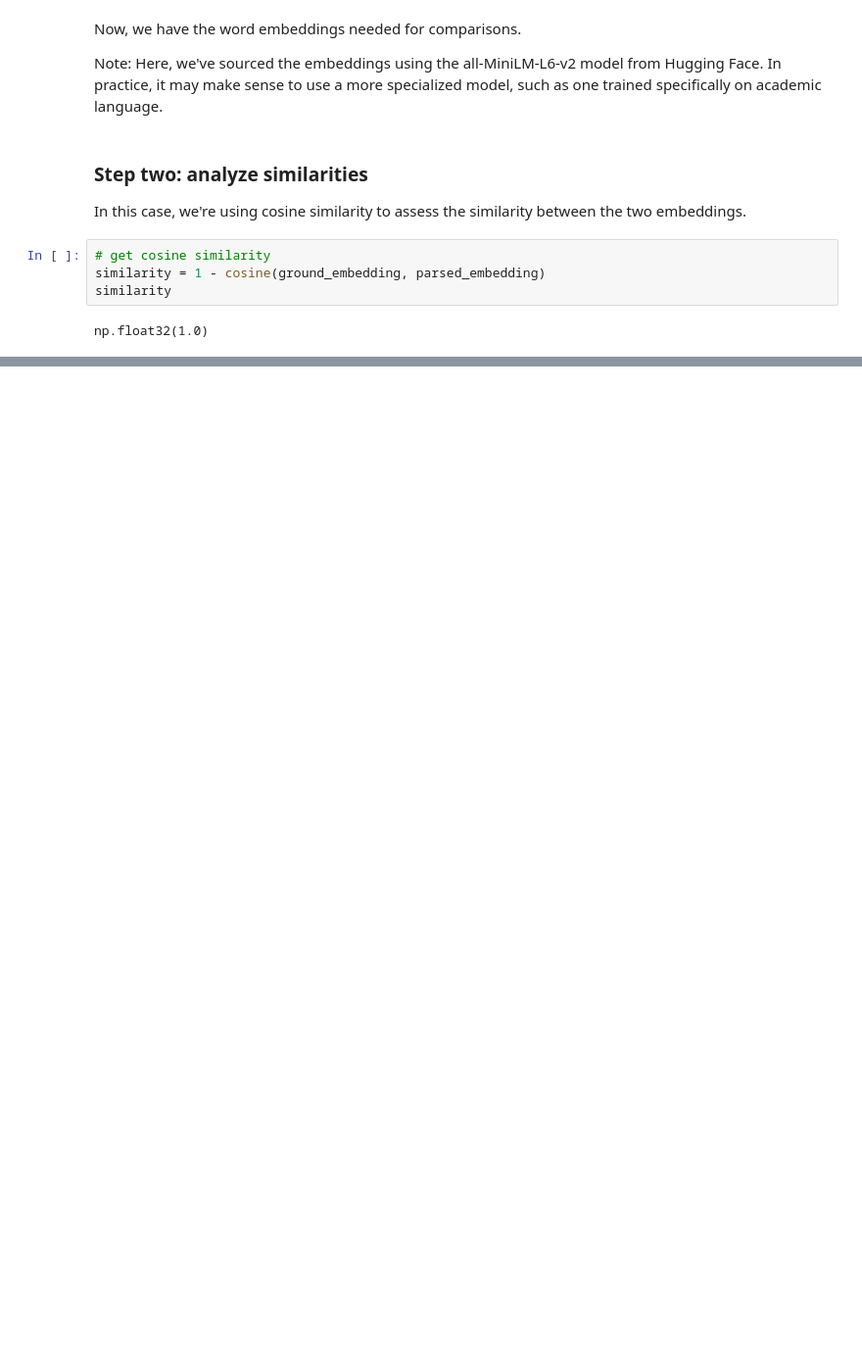
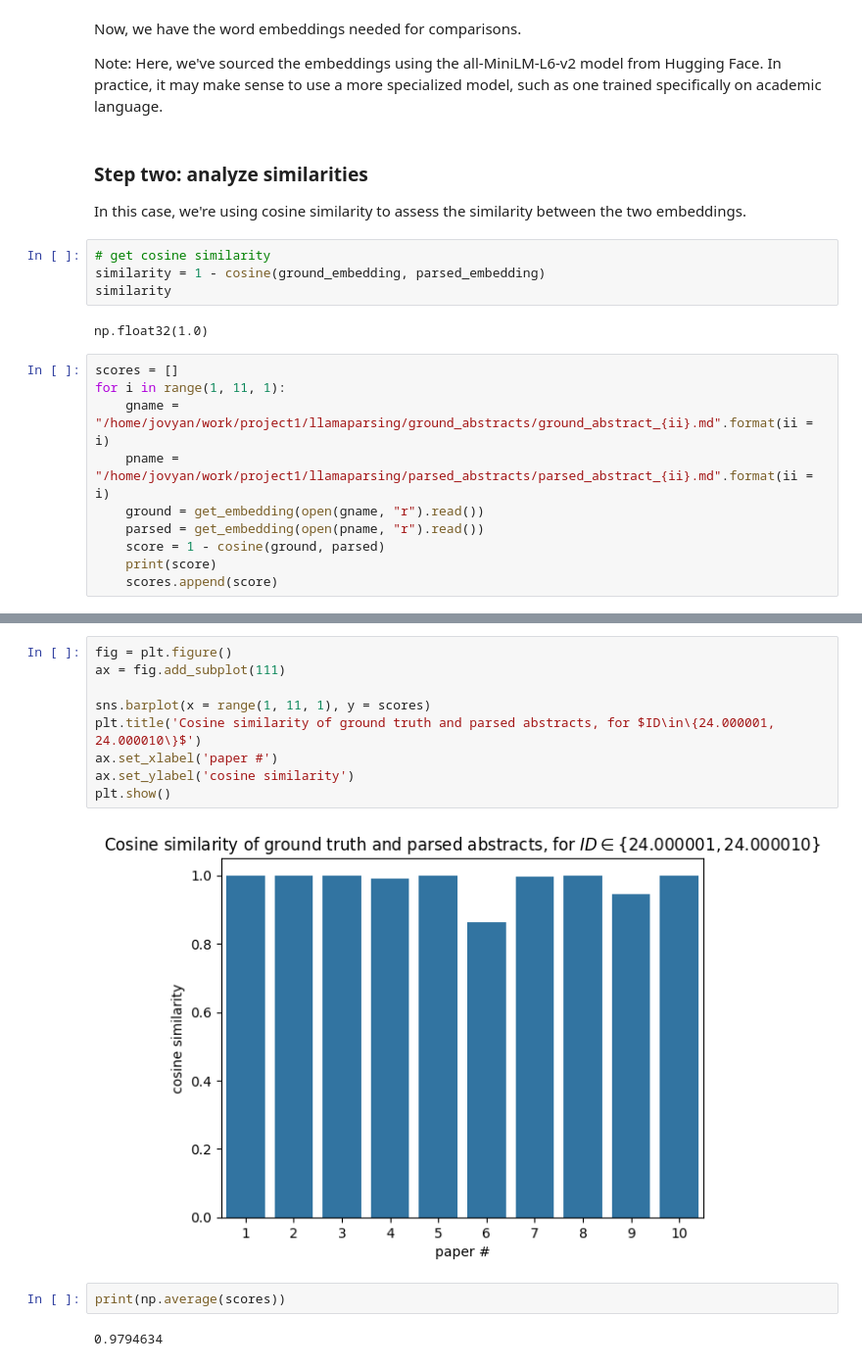
Before and after one commit to ivybrundege/academic-rag, a Jupyter notebook: compare.ipynb, the cells around one changed output, grey strips where cells are left out. Shown at 98% size. Cells and saved outputs as stored; diff of their text form; blank space fills up the shorter version.

```diff
--- a/compare.ipynb
+++ b/compare.ipynb
@@ -47,3 +52,13 @@ similarity = 1 - cosine(ground_embedding, parsed_embedding)
 similarity
 # %% [output]
 np.float32(1.0)
+# %%
+scores = []
+for i in range(1, 11, 1):
+    gname = "/home/jovyan/work/project1/llamaparsing/ground_abstracts/ground_abstract_{ii}.md".format(ii = i)
+    pname = "/home/jovyan/work/project1/llamaparsing/parsed_abstracts/parsed_abstract_{ii}.md".format(ii = i)
+    ground = get_embedding(open(gname, "r").read())
+    parsed = get_embedding(open(pname, "r").read())
+    score = 1 - cosine(ground, parsed)
+    print(score)
+    scores.append(score)
@@ -49,0 +76,15 @@ np.float32(1.0)
+# %%
+fig = plt.figure()
+ax = fig.add_subplot(111)
+
+sns.barplot(x = range(1, 11, 1), y = scores)
+plt.title('Cosine similarity of ground truth and parsed abstracts, for $ID\in\{24.000001, 24.000010\}$')
+ax.set_xlabel('paper #')
+ax.set_ylabel('cosine similarity')
+plt.show()
+# %% [output]
+[figure, added]
+# %%
+print(np.average(scores))
+# %% [output]
+0.9794634
```
Also changed, not shown: parts of 10 cells of this notebook.
